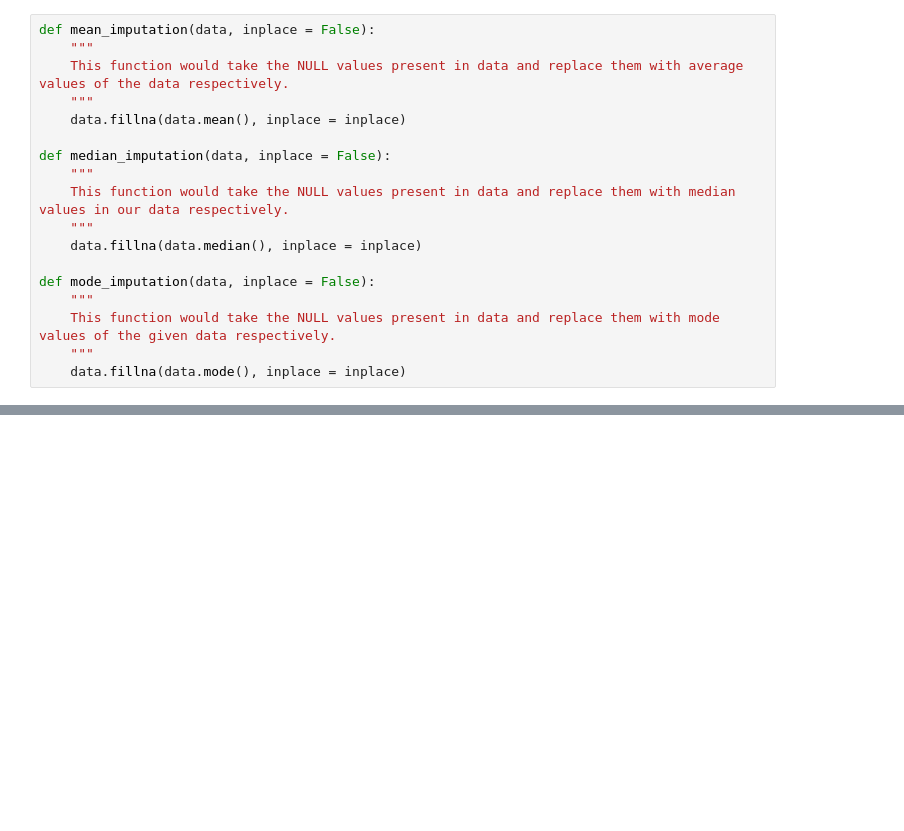
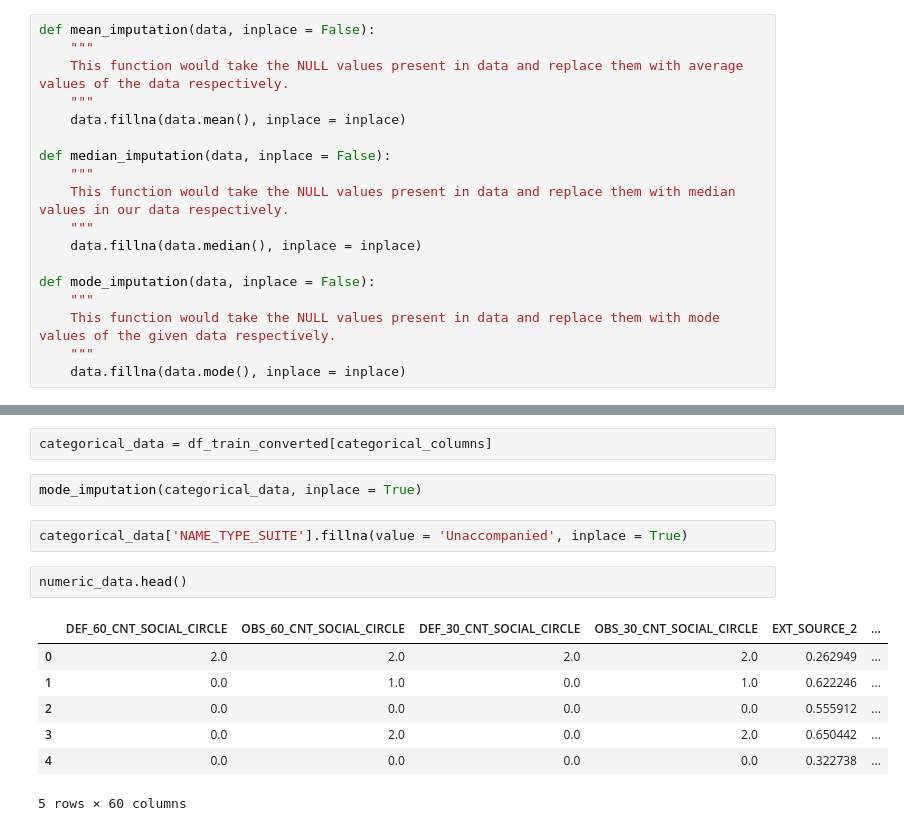
Before and after one commit to suhasmaddali/Predicting-Loan-Default-Using-Machine-Learning, a Jupyter notebook: Data Preprocessing.ipynb, the cells around one changed output, grey strips where cells are left out. Cells and saved outputs as stored; diff of their text form; blank space fills up the shorter version.

```diff
--- a/Data Preprocessing.ipynb
+++ b/Data Preprocessing.ipynb
@@ -42,0 +64,16 @@ def mode_imputation(data, inplace = False):
+# %%
+categorical_data = df_train_converted[categorical_columns]
+# %%
+mode_imputation(categorical_data, inplace = True)
+# %%
+categorical_data['NAME_TYPE_SUITE'].fillna(value = 'Unaccompanied', inplace = True)
+# %%
+numeric_data.head()
+# %% [output]
+|  | DEF_60_CNT_SOCIAL_CIRCLE | OBS_60_CNT_SOCIAL_CIRCLE | DEF_30_CNT_SOCIAL_CIRCLE | OBS_30_CNT_SOCIAL_CIRCLE | EXT_SOURCE_2 | ... |
+| 0 | 2.0 | 2.0 | 2.0 | 2.0 | 0.262949 | ... |
+| 1 | 0.0 | 1.0 | 0.0 | 1.0 | 0.622246 | ... |
+| 2 | 0.0 | 0.0 | 0.0 | 0.0 | 0.555912 | ... |
+| 3 | 0.0 | 2.0 | 0.0 | 2.0 | 0.650442 | ... |
+| 4 | 0.0 | 0.0 | 0.0 | 0.0 | 0.322738 | ... |
+5 rows × 60 columns
```
Also changed, not shown: parts of 8 cells of this notebook.
